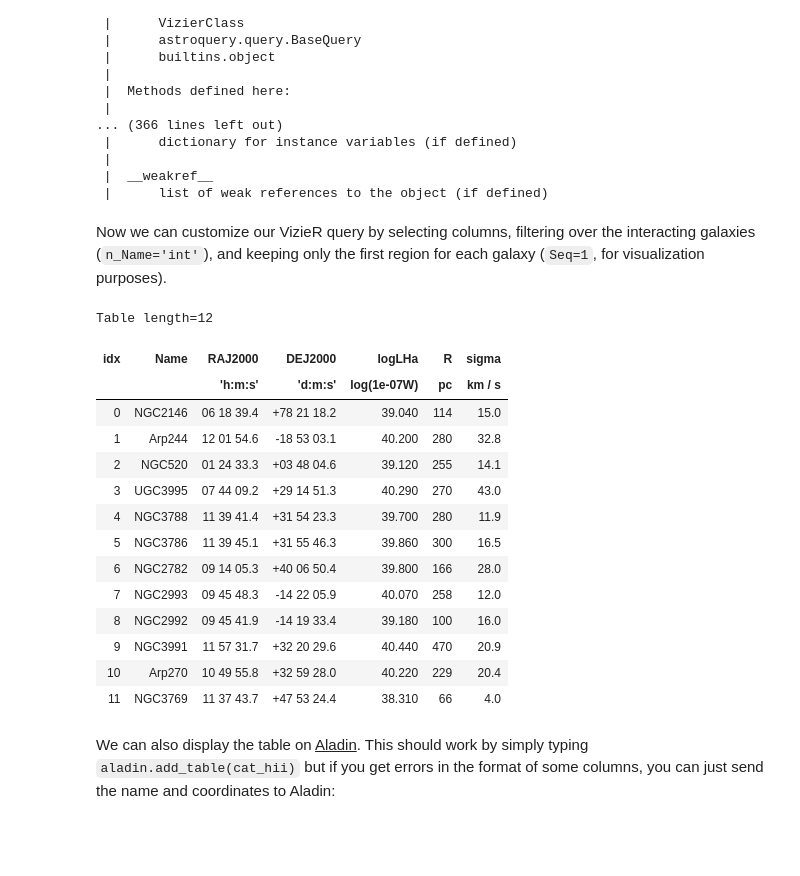
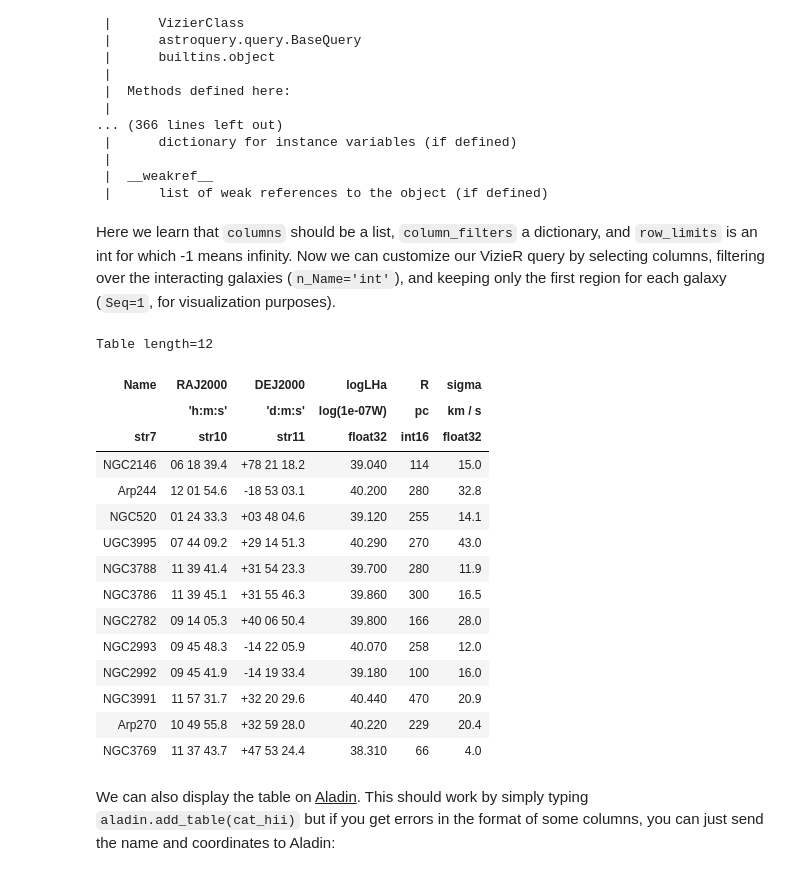
Before and after one commit to cds-astro/tutorials, a Jupyter notebook: Notebooks/1_Intro_to_CDS_services_in_notebooks.ipynb, the cells around one changed output. Saved outputs shown, nothing was run; the diff lists cells and outputs as text; code cells hidden in the pictures; blank space fills up the shorter version.

```diff
--- a/Notebooks/1_Intro_to_CDS_services_in_notebooks.ipynb
+++ b/Notebooks/1_Intro_to_CDS_services_in_notebooks.ipynb
@@ -244,32 +251,31 @@ class VizierClass(astroquery.query.BaseQuery)
  |  __weakref__
  |      list of weak references to the object (if defined)
 # %% [markdown]
-Now we can customize our VizieR query by selecting columns, filtering over the interacting galaxies (`n_Name='int'`), and keeping only the first region for each galaxy (`Seq=1`, for visualization purposes).
+Here we learn that `columns` should be a list, `column_filters` a dictionary, and `row_limits` is an int for which -1 means infinity. Now we can customize our VizieR query by selecting columns, filtering over the interacting galaxies (`n_Name='int'`), and keeping only the first region for each galaxy (`Seq=1`, for visualization purposes).
 # %%
-myViz = Vizier(
+cat_hii = Vizier(
     columns=["Name", "RAJ2000", "DEJ2000", "logLHa", "R", "sigma"],
     column_filters={"Seq": "==1", "n_Name": "int"},
     row_limit=-1,
-)
-
-cat_hii = myViz.get_catalogs("2015MNRAS.451.1307Z")[0]
-cat_hii.show_in_notebook()
+).get_catalogs("2015MNRAS.451.1307Z")[0]
+cat_hii
 # %% [output]
 Table length=12
-| idx | Name | RAJ2000 | DEJ2000 | logLHa | R | sigma |
-|  |  | 'h:m:s' | 'd:m:s' | log(1e-07W) | pc | km / s |
-| 0 | NGC2146 | 06 18 39.4 | +78 21 18.2 | 39.040 | 114 | 15.0 |
-| 1 | Arp244 | 12 01 54.6 | -18 53 03.1 | 40.200 | 280 | 32.8 |
-| 2 | NGC520 | 01 24 33.3 | +03 48 04.6 | 39.120 | 255 | 14.1 |
-| 3 | UGC3995 | 07 44 09.2 | +29 14 51.3 | 40.290 | 270 | 43.0 |
-| 4 | NGC3788 | 11 39 41.4 | +31 54 23.3 | 39.700 | 280 | 11.9 |
-| 5 | NGC3786 | 11 39 45.1 | +31 55 46.3 | 39.860 | 300 | 16.5 |
-| 6 | NGC2782 | 09 14 05.3 | +40 06 50.4 | 39.800 | 166 | 28.0 |
-| 7 | NGC2993 | 09 45 48.3 | -14 22 05.9 | 40.070 | 258 | 12.0 |
-| 8 | NGC2992 | 09 45 41.9 | -14 19 33.4 | 39.180 | 100 | 16.0 |
-| 9 | NGC3991 | 11 57 31.7 | +32 20 29.6 | 40.440 | 470 | 20.9 |
-| 10 | Arp270 | 10 49 55.8 | +32 59 28.0 | 40.220 | 229 | 20.4 |
-| 11 | NGC3769 | 11 37 43.7 | +47 53 24.4 | 38.310 | 66 | 4.0 |
+| Name | RAJ2000 | DEJ2000 | logLHa | R | sigma |
+|  | 'h:m:s' | 'd:m:s' | log(1e-07W) | pc | km / s |
+| str7 | str10 | str11 | float32 | int16 | float32 |
+| NGC2146 | 06 18 39.4 | +78 21 18.2 | 39.040 | 114 | 15.0 |
+| Arp244 | 12 01 54.6 | -18 53 03.1 | 40.200 | 280 | 32.8 |
+| NGC520 | 01 24 33.3 | +03 48 04.6 | 39.120 | 255 | 14.1 |
+| UGC3995 | 07 44 09.2 | +29 14 51.3 | 40.290 | 270 | 43.0 |
+| NGC3788 | 11 39 41.4 | +31 54 23.3 | 39.700 | 280 | 11.9 |
+| NGC3786 | 11 39 45.1 | +31 55 46.3 | 39.860 | 300 | 16.5 |
+| NGC2782 | 09 14 05.3 | +40 06 50.4 | 39.800 | 166 | 28.0 |
+| NGC2993 | 09 45 48.3 | -14 22 05.9 | 40.070 | 258 | 12.0 |
+| NGC2992 | 09 45 41.9 | -14 19 33.4 | 39.180 | 100 | 16.0 |
+| NGC3991 | 11 57 31.7 | +32 20 29.6 | 40.440 | 470 | 20.9 |
+| Arp270 | 10 49 55.8 | +32 59 28.0 | 40.220 | 229 | 20.4 |
+| NGC3769 | 11 37 43.7 | +47 53 24.4 | 38.310 | 66 | 4.0 |
 # %% [markdown]
 We can also display the table on <ins>Aladin</ins>.
 This should work by simply typing `aladin.add_table(cat_hii)`
```
Also changed, not shown: parts of 9 cells of this notebook.
